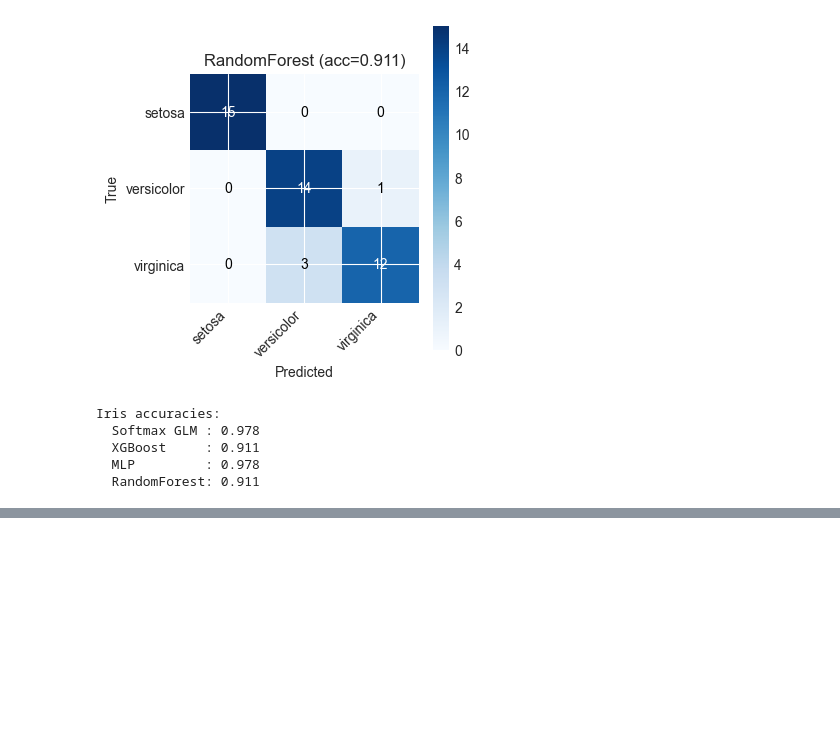
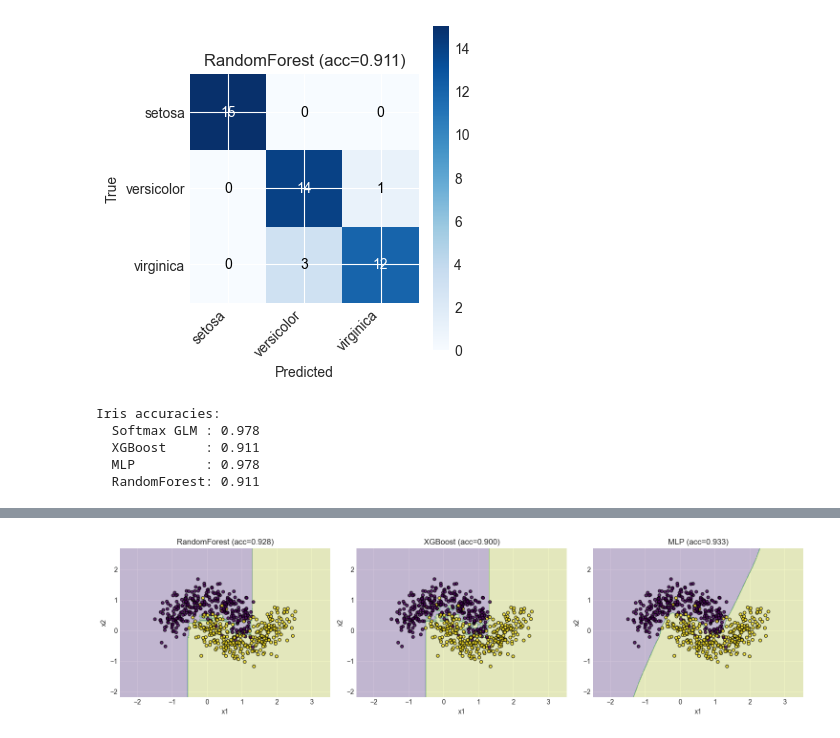
Before and after one commit to binaryecheos/oppimista-logs, a Jupyter notebook: probablistic_interpretation/comparison_of_classic_algos.ipynb, the cells around one changed output, grey strips where cells are left out. Saved outputs shown, nothing was run; the diff lists cells and outputs as text; code cells hidden in the pictures; blank space fills up the shorter version.

```diff
--- a/probablistic_interpretation/comparison_of_classic_algos.ipynb
+++ b/probablistic_interpretation/comparison_of_classic_algos.ipynb
@@ -408,0 +446,12 @@ Iris accuracies:
+# %%
+plot_decision_boundary_compare(
+    [rf_moons, clf, mlp_moons],
+    [
+        f"RandomForest (acc={acc_rf:.3f})",
+        f"XGBoost (acc={acc:.3f})",
+        f"MLP (acc={acc_mlp:.3f})",
+    ],
+    X, y,
+)
+# %% [output]
+[figure, added]
```
Also changed, not shown: parts of 6 cells of this notebook, 1 other file.
